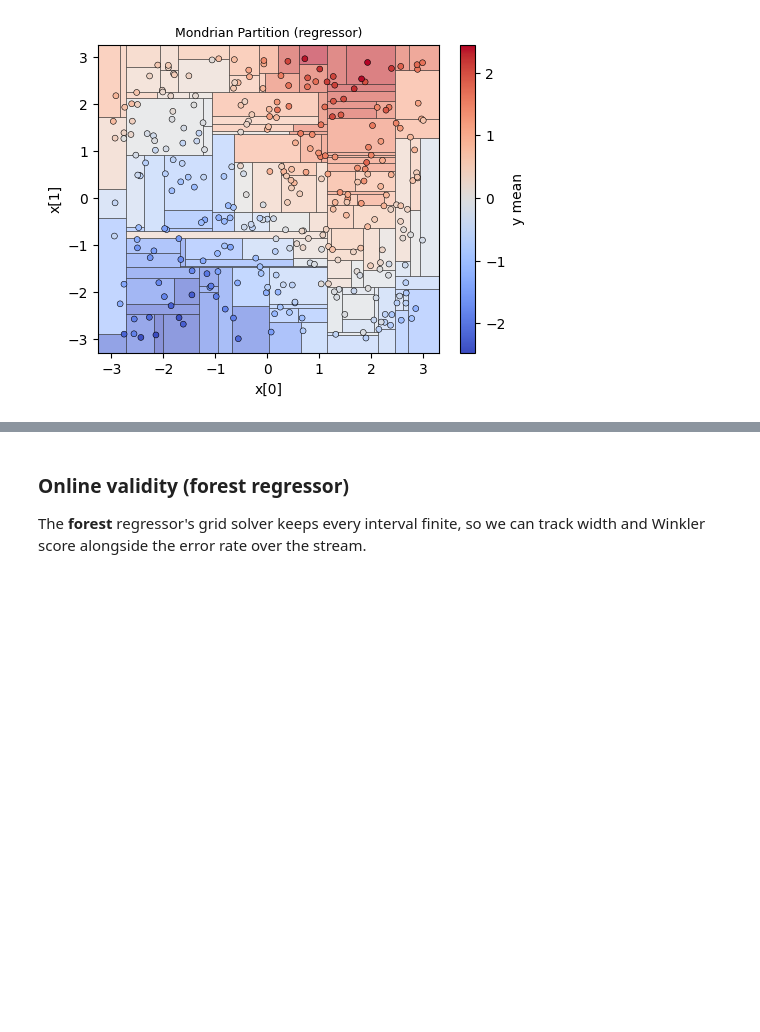
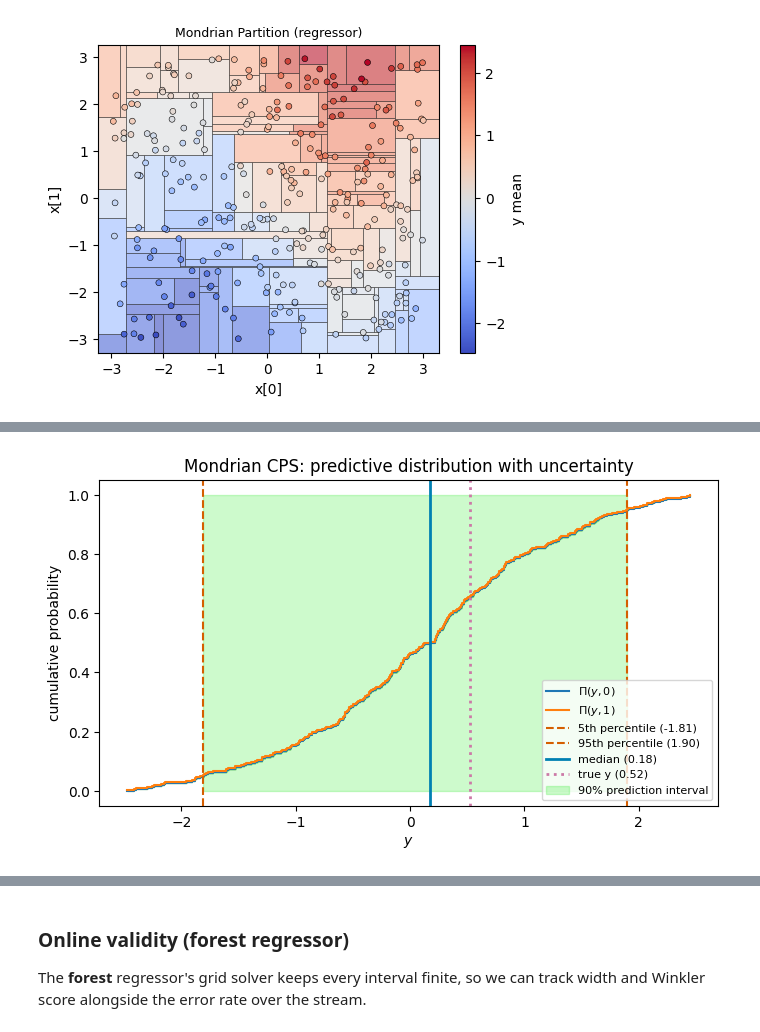
Before and after one commit to egonmedhatten/online-cp, a Jupyter notebook: notebooks/mondrian.ipynb, the cells around one changed output, grey strips where cells are left out. Saved outputs shown, nothing was run; the diff lists cells and outputs as text; code cells hidden in the pictures; blank space fills up the shorter version.

```diff
--- a/notebooks/mondrian.ipynb
+++ b/notebooks/mondrian.ipynb
@@ -217,0 +248,18 @@ interval [-0.075, 0.792]  width=0.867  true y=0.522
+# %%
+
+# We reuse the regression data from above
+cps = MondrianTreePredictionMachine(lifetime=3.0, rnd_state=SEED)
+cps.learn_initial_training_set(Xr_tr, yr_tr)
+
+# Predictive distribution at a test point
+cpd = cps.predict_cpd(Xr_te[0])
+
+# Sample from the distribution at different quantiles
+print("Quantile predictions at tau=0.5:")
+for p in [0.05, 0.25, 0.5, 0.75, 0.95]:
+    q = cpd.quantile(p, tau=0.5)
+    cdf_val = cpd(q, tau=0.5)
+    print(f"  p={p:.2f}: quantile={q:.3f}, CDF(quantile)={cdf_val:.3f}")
+
+print(f"\nTrue y: {yr_te[0]:.3f}")
+print(f"Prediction interval (90%): {cpd.predict_set(0.1)}")
@@ -217,0 +282,28 @@ interval [-0.075, 0.792]  width=0.867  true y=0.522
+# %%
+# Create an informative plot with median, quantiles, and true y
+fig, ax = plt.subplots(figsize=(7, 4))
+
+# Get epsilon and its quantiles
+eps = 0.1
+median = cpd.quantile(0.5, tau=0.5)
+lower = cpd.quantile(eps/2, tau=0.5)
+upper = cpd.quantile(1-eps/2, tau=0.5)
+y_true = yr_te[0]
+
+# Plot the CDF bounds
+cpd.plot(ax=ax)
+
+# Add vertical lines for quantiles and true y
+ax.axvline(lower, color="#D55E00", linestyle="--", label=f"5th percentile ({lower:.2f})")
+ax.axvline(upper, color="#D55E00", linestyle="--", label=f"95th percentile ({upper:.2f})")
+ax.axvline(median, color="#0080B2", linestyle="-", linewidth=2, label=f"median ({median:.2f})")
+ax.axvline(y_true, color="#CC79A7", linestyle=":", linewidth=2, label=f"true y ({y_true:.2f})")
+
+# Fill the prediction interval
+ax.fill_betweenx([0, 1], lower, upper, alpha=0.2, color="#08E600", label=f"{100*(1-eps):.0f}% prediction interval")
+
+ax.legend(loc="lower right", fontsize=8)
+ax.set_title("Mondrian CPS: predictive distribution with uncertainty")
+fig
+# %% [output]
+[figure, added]
```
Also changed, not shown: parts of 6 cells of this notebook.
